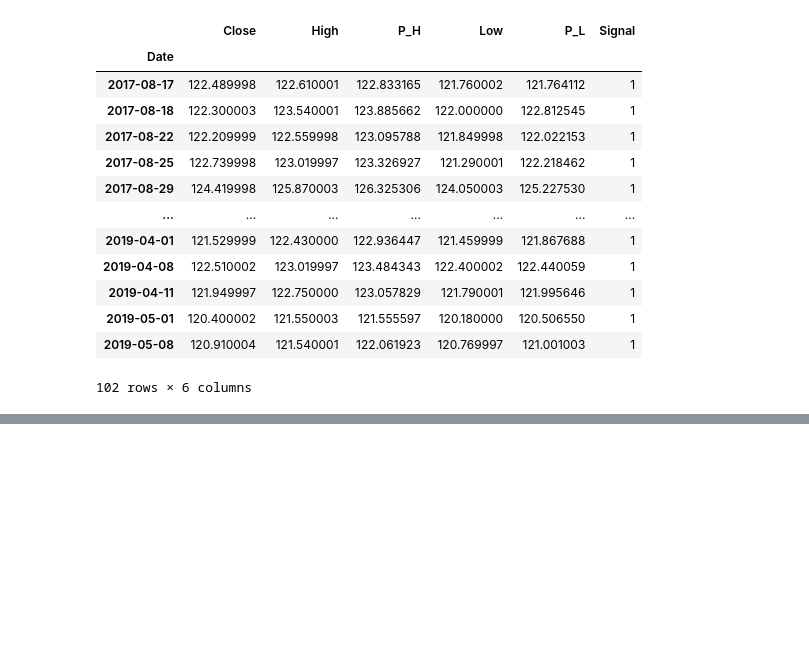
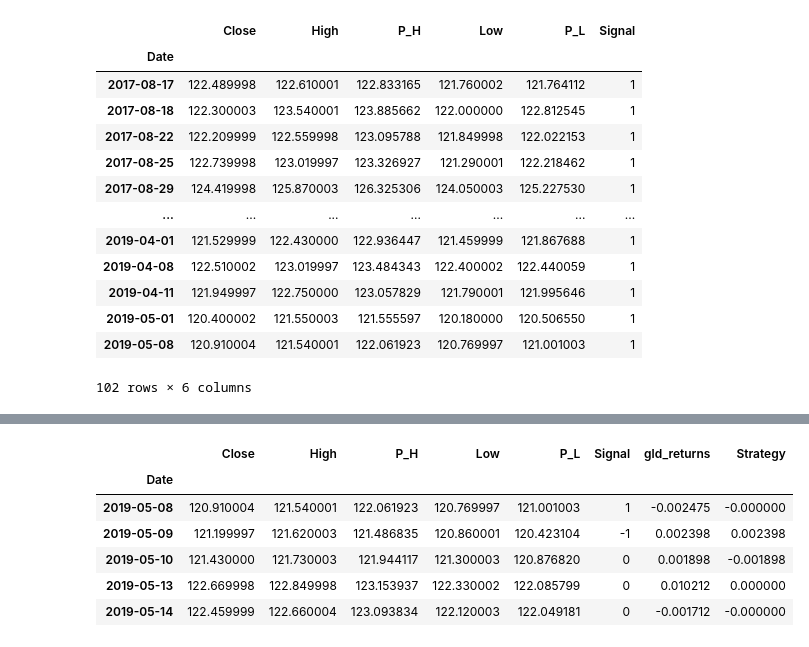
Before and after one commit to cmj123/ml_trading_regression, a Jupyter notebook: creating_strategies/strategy_analytics.ipynb, the cells around one changed output, grey strips where cells are left out. Cells and saved outputs as stored; diff of their text form; code cells hidden in the pictures; blank space fills up the shorter version.

```diff
--- a/creating_strategies/strategy_analytics.ipynb
+++ b/creating_strategies/strategy_analytics.ipynb
@@ -76,0 +84,17 @@ test_dataset[test_dataset['Signal'] == 1]
+# %%
+# Compute GLD returns
+test_dataset['gld_returns'] = test_dataset['Close'].pct_change()
+
+# Compute strategy returns
+test_dataset['Strategy'] = test_dataset['gld_returns'] * test_dataset['Signal'].shift(1)
+
+# Printing tail of the test_dataset
+test_dataset.tail()
+# %% [output]
+|  | Close | High | P_H | Low | P_L | Signal | gld_returns | Strategy |
+| Date |  |  |  |  |  |  |  |  |
+| 2019-05-08 | 120.910004 | 121.540001 | 122.061923 | 120.769997 | 121.001003 | 1 | -0.002475 | -0.000000 |
+| 2019-05-09 | 121.199997 | 121.620003 | 121.486835 | 120.860001 | 120.423104 | -1 | 0.002398 | 0.002398 |
+| 2019-05-10 | 121.430000 | 121.730003 | 121.944117 | 121.300003 | 120.876820 | 0 | 0.001898 | -0.001898 |
+| 2019-05-13 | 122.669998 | 122.849998 | 123.153937 | 122.330002 | 122.085799 | 0 | 0.010212 | 0.000000 |
+| 2019-05-14 | 122.459999 | 122.660004 | 123.093834 | 122.120003 | 122.049181 | 0 | -0.001712 | -0.000000 |
```
Also changed, not shown: parts of 4 cells of this notebook.
